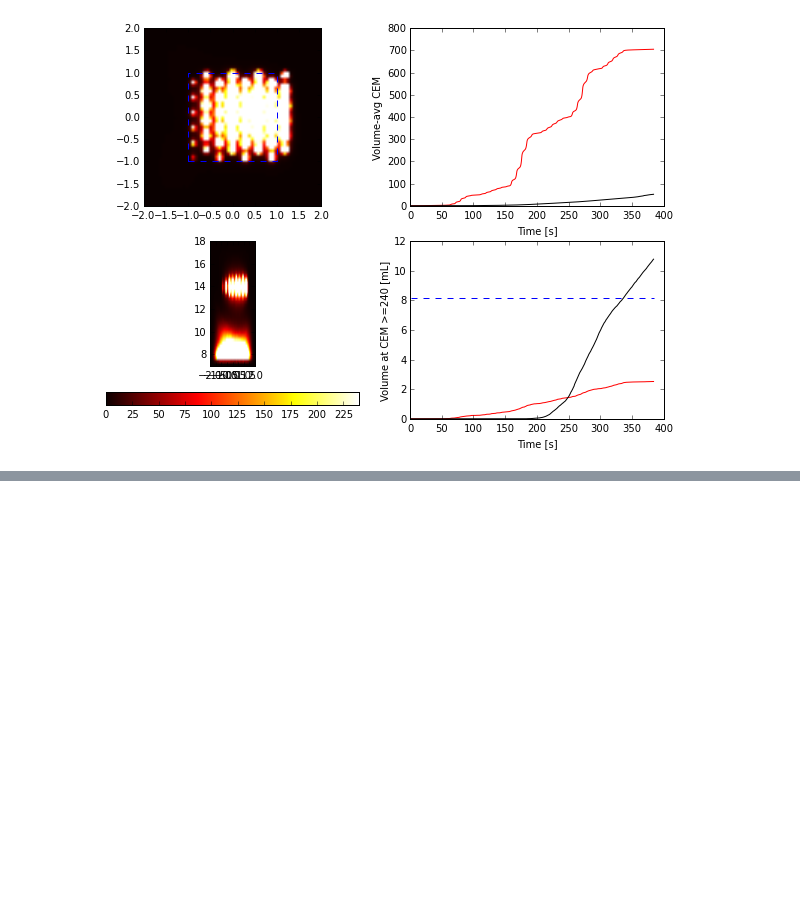
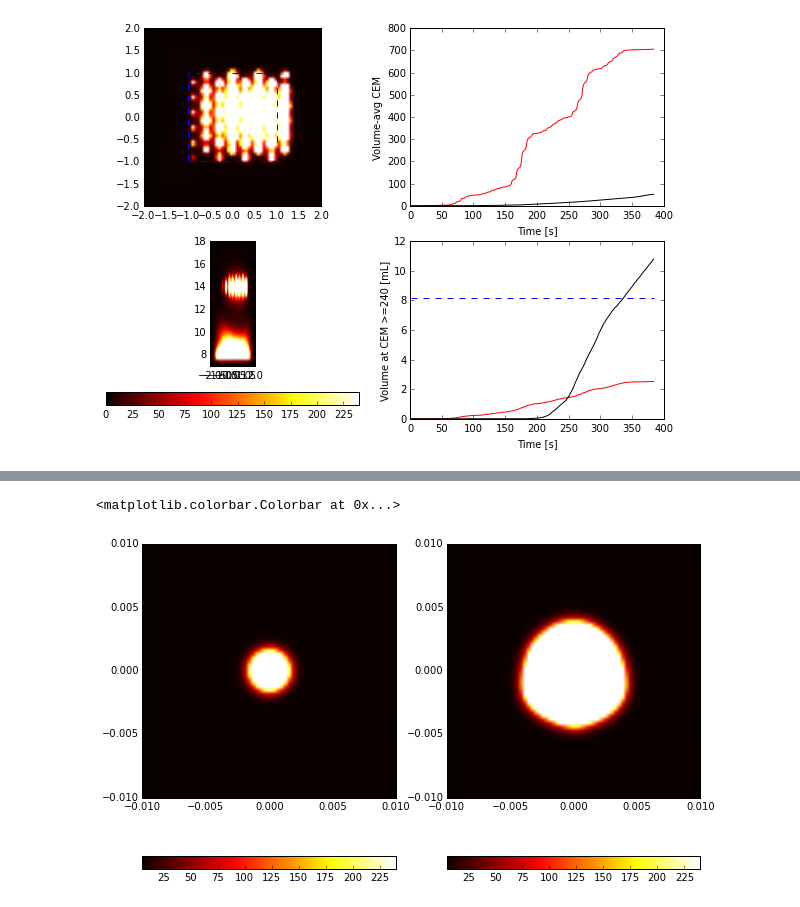
Before and after one commit to vlchaplin/fus_thermalmodelling, a Jupyter notebook: ablation_sim.ipynb, the cells around one changed output, grey strips where cells are left out. Drawn from its saved outputs; the diff is of its cells as text; code cells hidden in the pictures; blank space fills up the shorter version.

```diff
--- a/ablation_sim.ipynb
+++ b/ablation_sim.ipynb
@@ -118,0 +125,24 @@ x
+# %%
+uxyz = sonalleve.get_sonalleve_xdc_vecs()
+
+Nx = 65
+Ny = 65
+Nz = 20
+Nt = 6
+
+xrp = 1e-2*np.linspace(-1,1,Nx)
+yrp = 1e-2*np.linspace(-1,1,Ny)
+zrp = 1e-2*np.linspace(11,17,Nz)
+
+dx = xrp[1]-xrp[0]
+dy = yrp[1]-yrp[0]
+dz = zrp[1]-zrp[0]
+
+dt = 0.1
+res = np.array([dt,dx,dy,dz])
+voxVol=dx*dy*dz
+
+zplane=0.14
+focplaneZpix=np.where(np.logical_and( (zrp[1:-1]-zplane>0) , (zrp[0:-2]-zplane<0) ))[0][0]
+
+roiVolumeZPix = np.where(np.logical_and( (zrp>=zplane-0.01) , (zrp<=zplane+0.01) ))[0]
@@ -118,0 +172,4 @@ x
+# %%
+CEM0 = np.zeros([Nx,Ny,Nz])
+CEM1 = np.zeros([Nx,Ny,Nz])
+Rbase = np.zeros([Nx,Ny,Nz])
@@ -118,0 +325,12 @@ x
+# %%
+fig=plt.figure(figsize=(10,7), dpi=72)
+ax1=fig.add_subplot(121)
+im1=ax1.imshow(np.transpose(CEM0[:,:,focplaneZpix]), vmin=5, vmax=240, cmap=image.cm.hot, origin='lower', extent=[xrp[0], xrp[-1], yrp[0], yrp[-1]])
+ax2=fig.add_subplot(122)
+im2=ax2.imshow(np.transpose(CEM1[:,:,focplaneZpix]), vmin=5, vmax=240, cmap=image.cm.hot, origin='lower', extent=[xrp[0], xrp[-1], yrp[0], yrp[-1]])
+
+plt.colorbar(mappable=im1, ax=ax1, orientation='horizontal')
+plt.colorbar(mappable=im2, ax=ax2, orientation='horizontal')
+# %% [output]
+<matplotlib.colorbar.Colorbar at 0x...>
+[figure, added]
```
Also changed, not shown: parts of 37 cells of this notebook.
